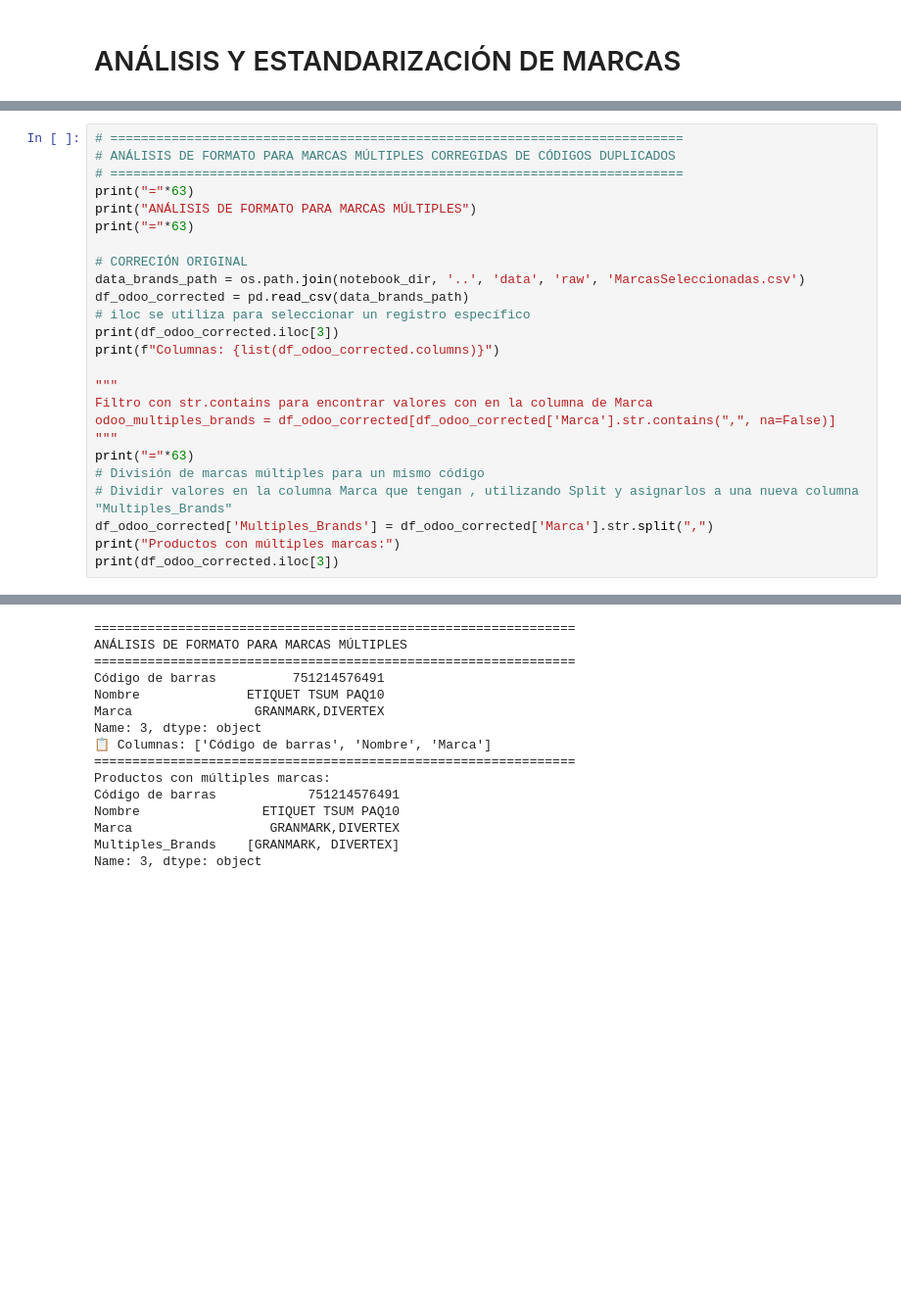
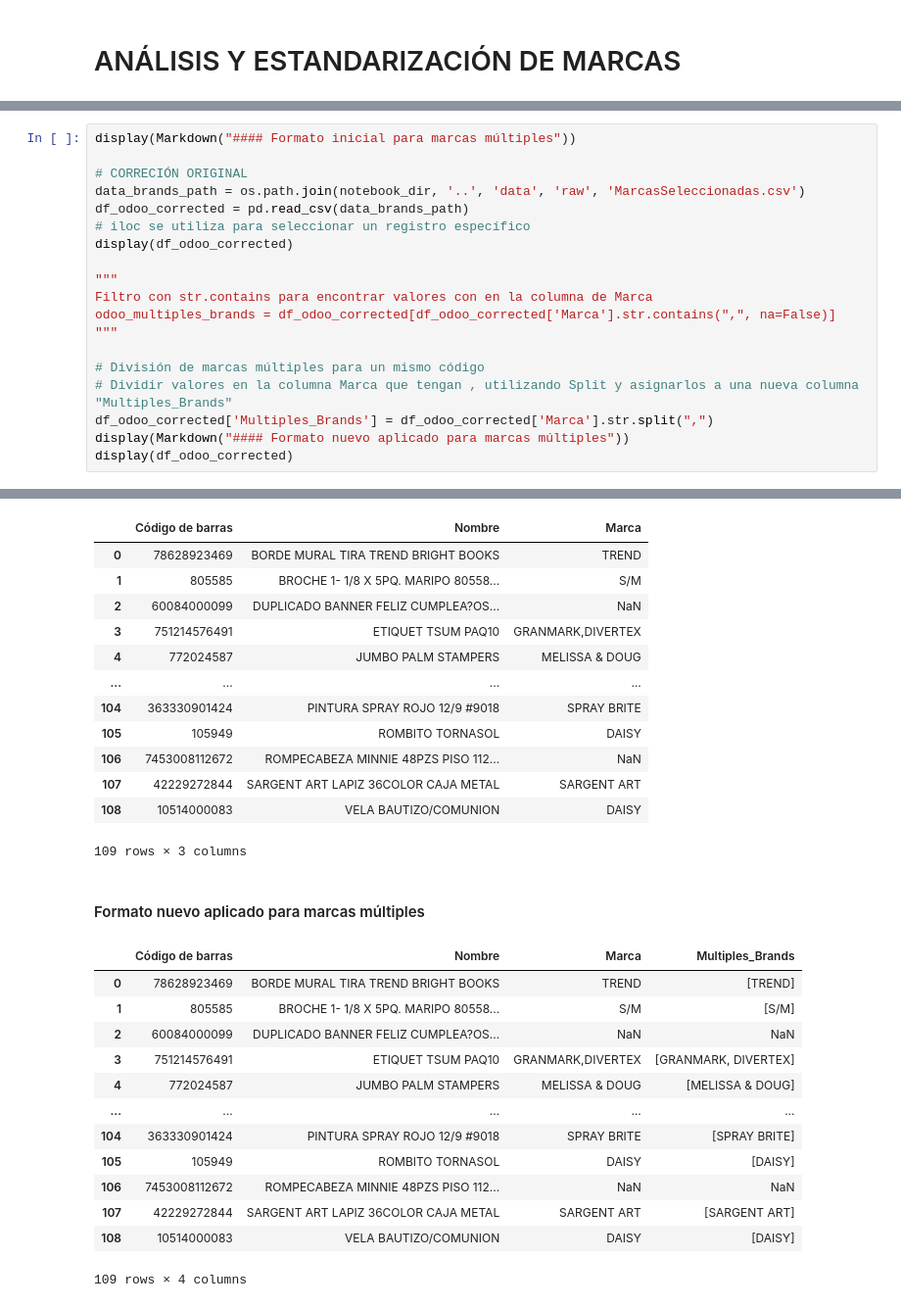
Before and after one commit to JahirCDev/ProjectStandardization, a Jupyter notebook: notebooks/OdooBrands.ipynb, the cells around one changed output, grey strips where cells are left out. Shown at 98% size. Drawn from its saved outputs; the diff is of its cells as text; blank space fills up the shorter version.

```diff
--- a/notebooks/OdooBrands.ipynb
+++ b/notebooks/OdooBrands.ipynb
@@ -171,26 +179,20 @@ CONFLICTOS DE MARCAS POR CÓDIGO DE BARRAS
 # %%
-# ===========================================================================
-# ANÁLISIS DE FORMATO PARA MARCAS MÚLTIPLES CORREGIDAS DE CÓDIGOS DUPLICADOS
-# ===========================================================================
-print("="*63)
-print("ANÁLISIS DE FORMATO PARA MARCAS MÚLTIPLES")
-print("="*63)
+display(Markdown("#### Formato inicial para marcas múltiples"))
 
 # CORRECIÓN ORIGINAL
 data_brands_path = os.path.join(notebook_dir, '..', 'data', 'raw', 'MarcasSeleccionadas.csv')
 df_odoo_corrected = pd.read_csv(data_brands_path)
 # iloc se utiliza para seleccionar un registro específico
-print(df_odoo_corrected.iloc[3])
-print(f"Columnas: {list(df_odoo_corrected.columns)}")
+display(df_odoo_corrected)
 
 """
 Filtro con str.contains para encontrar valores con en la columna de Marca
 odoo_multiples_brands = df_odoo_corrected[df_odoo_corrected['Marca'].str.contains(",", na=False)]
 """
-print("="*63)
+
 # División de marcas múltiples para un mismo código
 # Dividir valores en la columna Marca que tengan , utilizando Split y asignarlos a una nueva columna "Multiples_Brands"
 df_odoo_corrected['Multiples_Brands'] = df_odoo_corrected['Marca'].str.split(",")
-print("Productos con múltiples marcas:")
-print(df_odoo_corrected.iloc[3])
+display(Markdown("#### Formato nuevo aplicado para marcas múltiples"))
+display(df_odoo_corrected)
 # %% [output]
@@ -197,15 +200,27 @@ print(df_odoo_corrected.iloc[3])
+|  | Código de barras | Nombre | Marca |
+| 0 | 78628923469 | BORDE MURAL TIRA TREND BRIGHT BOOKS | TREND |
+| 1 | 805585 | BROCHE 1- 1/8 X 5PQ. MARIPO 80558... | S/M |
+| 2 | 60084000099 | DUPLICADO BANNER FELIZ CUMPLEA?OS... | NaN |
+| 3 | 751214576491 | ETIQUET TSUM PAQ10 | GRANMARK,DIVERTEX |
+| 4 | 772024587 | JUMBO PALM STAMPERS | MELISSA & DOUG |
+| ... | ... | ... | ... |
+| 104 | 363330901424 | PINTURA SPRAY ROJO 12/9 #9018 | SPRAY BRITE |
+| 105 | 105949 | ROMBITO TORNASOL | DAISY |
+| 106 | 7453008112672 | ROMPECABEZA MINNIE 48PZS PISO 112... | NaN |
+| 107 | 42229272844 | SARGENT ART LAPIZ 36COLOR CAJA METAL | SARGENT ART |
+| 108 | 10514000083 | VELA BAUTIZO/COMUNION | DAISY |
-===============================================================
-ANÁLISIS DE FORMATO PARA MARCAS MÚLTIPLES
-===============================================================
-Código de barras          751214576491
-Nombre              ETIQUET TSUM PAQ10
-Marca                GRANMARK,DIVERTEX
-Name: 3, dtype: object
-📋 Columnas: ['Código de barras', 'Nombre', 'Marca']
-===============================================================
-Productos con múltiples marcas:
-Código de barras            751214576491
-Nombre                ETIQUET TSUM PAQ10
-Marca                  GRANMARK,DIVERTEX
-Multiples_Brands    [GRANMARK, DIVERTEX]
-Name: 3, dtype: object
+109 rows × 3 columns
+#### Formato nuevo aplicado para marcas múltiples
+|  | Código de barras | Nombre | Marca | Multiples_Brands |
+| 0 | 78628923469 | BORDE MURAL TIRA TREND BRIGHT BOOKS | TREND | [TREND] |
+| 1 | 805585 | BROCHE 1- 1/8 X 5PQ. MARIPO 80558... | S/M | [S/M] |
+| 2 | 60084000099 | DUPLICADO BANNER FELIZ CUMPLEA?OS... | NaN | NaN |
+| 3 | 751214576491 | ETIQUET TSUM PAQ10 | GRANMARK,DIVERTEX | [GRANMARK, DIVERTEX] |
+| 4 | 772024587 | JUMBO PALM STAMPERS | MELISSA & DOUG | [MELISSA & DOUG] |
+| ... | ... | ... | ... | ... |
+| 104 | 363330901424 | PINTURA SPRAY ROJO 12/9 #9018 | SPRAY BRITE | [SPRAY BRITE] |
+| 105 | 105949 | ROMBITO TORNASOL | DAISY | [DAISY] |
+| 106 | 7453008112672 | ROMPECABEZA MINNIE 48PZS PISO 112... | NaN | NaN |
+| 107 | 42229272844 | SARGENT ART LAPIZ 36COLOR CAJA METAL | SARGENT ART | [SARGENT ART] |
+| 108 | 10514000083 | VELA BAUTIZO/COMUNION | DAISY | [DAISY] |
+109 rows × 4 columns
```
Also changed, not shown: parts of 23 cells of this notebook.
